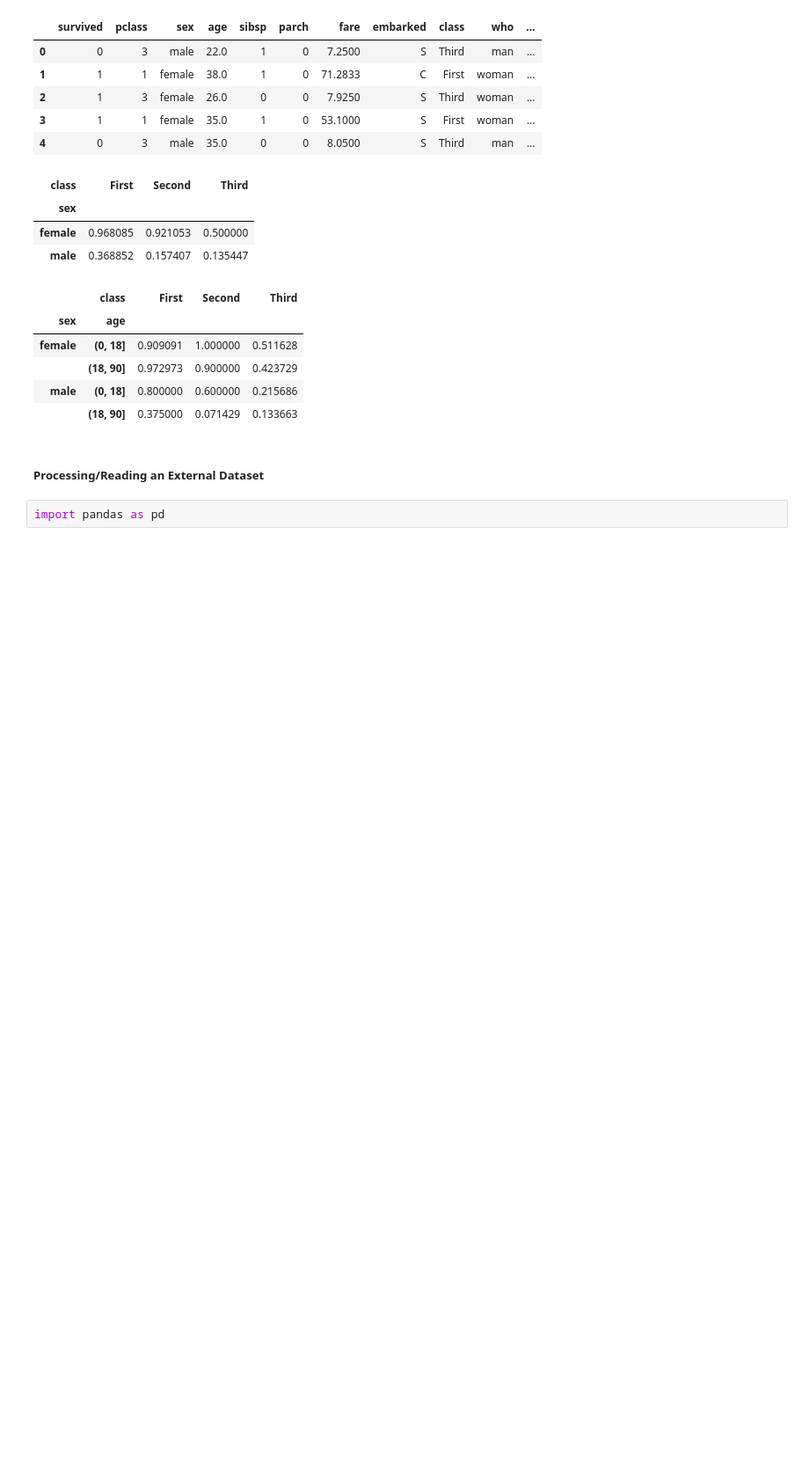
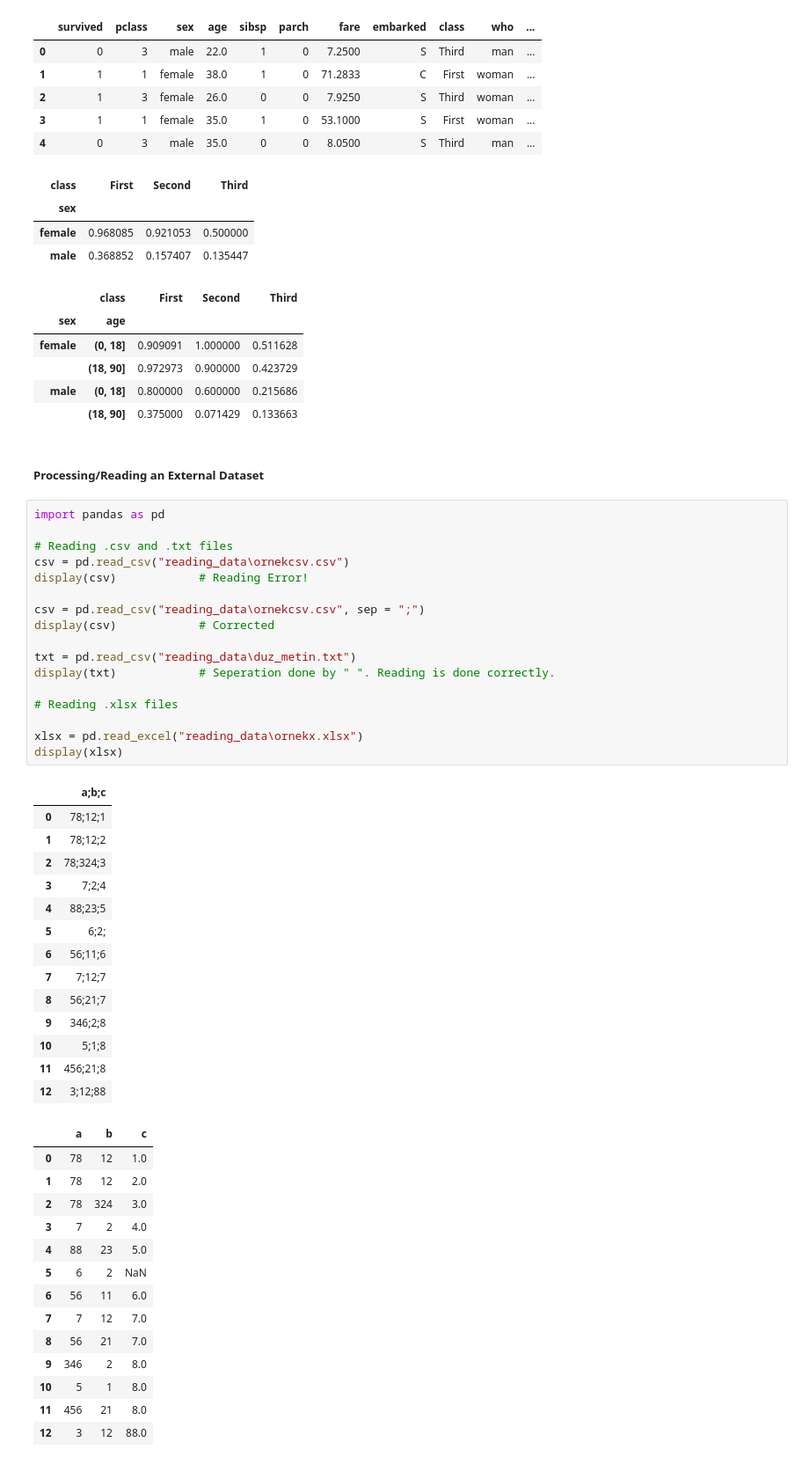
Before and after one commit to SparrowHere/Python-Self-Study-Notebook, a Jupyter notebook: Python Programming Basics.ipynb, the cells around one changed output. Shown: that part at 88% size. Drawn from its saved outputs; the diff is of its cells as text; blank space fills up the shorter version.

```diff
--- a/Python Programming Basics.ipynb
+++ b/Python Programming Basics.ipynb
@@ -4804,5 +4804,49 @@ display(df_titanic.pivot_table("survived", ["sex", age], "class"))
 |  | (18, 90] | 0.375000 | 0.071429 | 0.133663 |
 # %% [markdown]
 ##### Processing/Reading an External Dataset
-# %%
-import pandas as pd
+# %%
+import pandas as pd
+
+# Reading .csv and .txt files
+csv = pd.read_csv("reading_data\ornekcsv.csv")
+display(csv)            # Reading Error!
+
+csv = pd.read_csv("reading_data\ornekcsv.csv", sep = ";")
+display(csv)            # Corrected
+
+txt = pd.read_csv("reading_data\duz_metin.txt")
+display(txt)            # Seperation done by " ". Reading is done correctly.
+
+# Reading .xlsx files
+
+xlsx = pd.read_excel("reading_data\ornekx.xlsx")
+display(xlsx)
+# %% [output]
+|  | a;b;c |
+| 0 | 78;12;1 |
+| 1 | 78;12;2 |
+| 2 | 78;324;3 |
+| 3 | 7;2;4 |
+| 4 | 88;23;5 |
+| 5 | 6;2; |
+| 6 | 56;11;6 |
+| 7 | 7;12;7 |
+| 8 | 56;21;7 |
+| 9 | 346;2;8 |
+| 10 | 5;1;8 |
+| 11 | 456;21;8 |
+| 12 | 3;12;88 |
+|  | a | b | c |
+| 0 | 78 | 12 | 1.0 |
+| 1 | 78 | 12 | 2.0 |
+| 2 | 78 | 324 | 3.0 |
+| 3 | 7 | 2 | 4.0 |
+| 4 | 88 | 23 | 5.0 |
+| 5 | 6 | 2 | NaN |
+| 6 | 56 | 11 | 6.0 |
+| 7 | 7 | 12 | 7.0 |
+| 8 | 56 | 21 | 7.0 |
+| 9 | 346 | 2 | 8.0 |
+| 10 | 5 | 1 | 8.0 |
+| 11 | 456 | 21 | 8.0 |
+| 12 | 3 | 12 | 88.0 |
```
Also changed, not shown: parts of 1 cell of this notebook.
